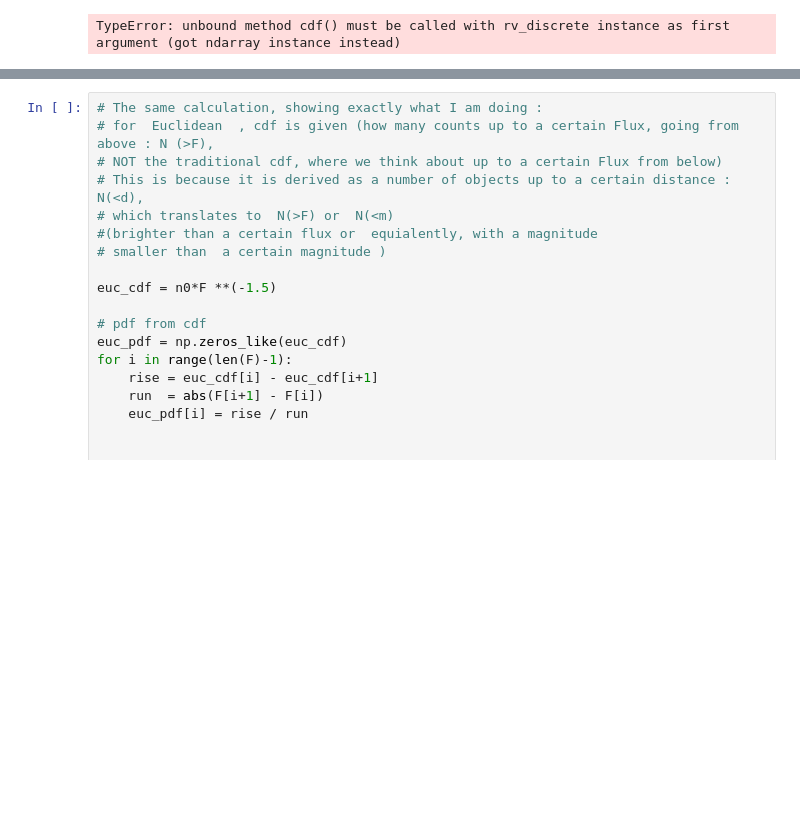
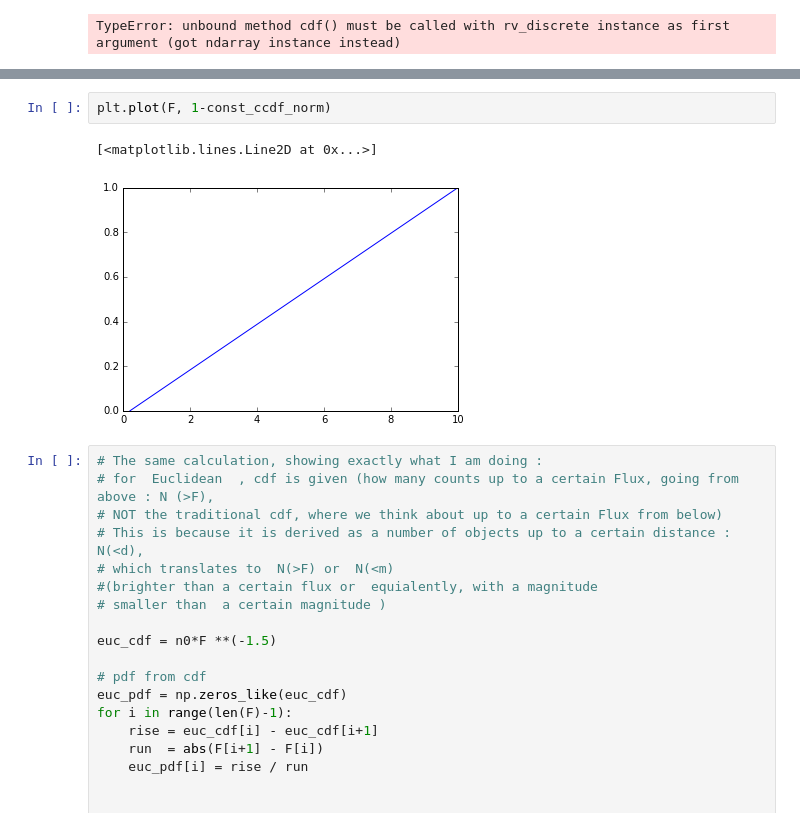
Before and after one commit to suberlak/S82analysis, a Jupyter notebook: code/iPTF_poster_plots_ver2.ipynb, the cells around one changed output, grey strips where cells are left out. Drawn from its saved outputs; the diff is of its cells as text; blank space fills up the shorter version.

```diff
--- a/code/iPTF_poster_plots_ver2.ipynb
+++ b/code/iPTF_poster_plots_ver2.ipynb
@@ -198,6 +213,11 @@ plt.tight_layout()
 #plt.scatter(mag, np.log10(n_counts_cdf))
 # %% [output]
 [figure]
+# %%
+plt.plot(F, 1-const_ccdf_norm)
+# %% [output]
+[<matplotlib.lines.Line2D at 0x...>]
+[figure, added]
 # %%
 # The same calculation, showing exactly what I am doing :
 # for  Euclidean  , cdf is given (how many counts up to a certain Flux, going from above : N (>F),
```
Also changed, not shown: parts of 16 cells of this notebook.
